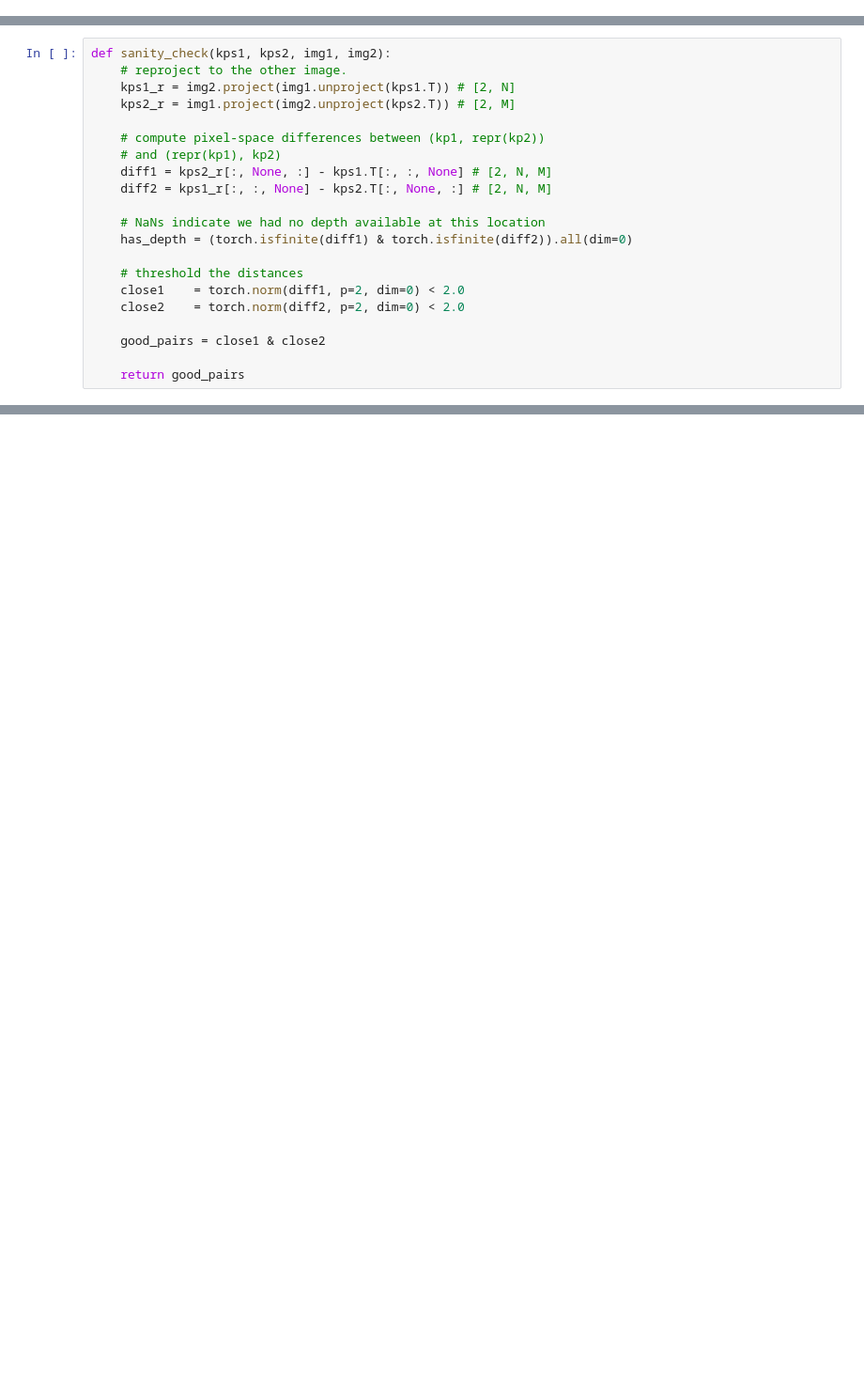
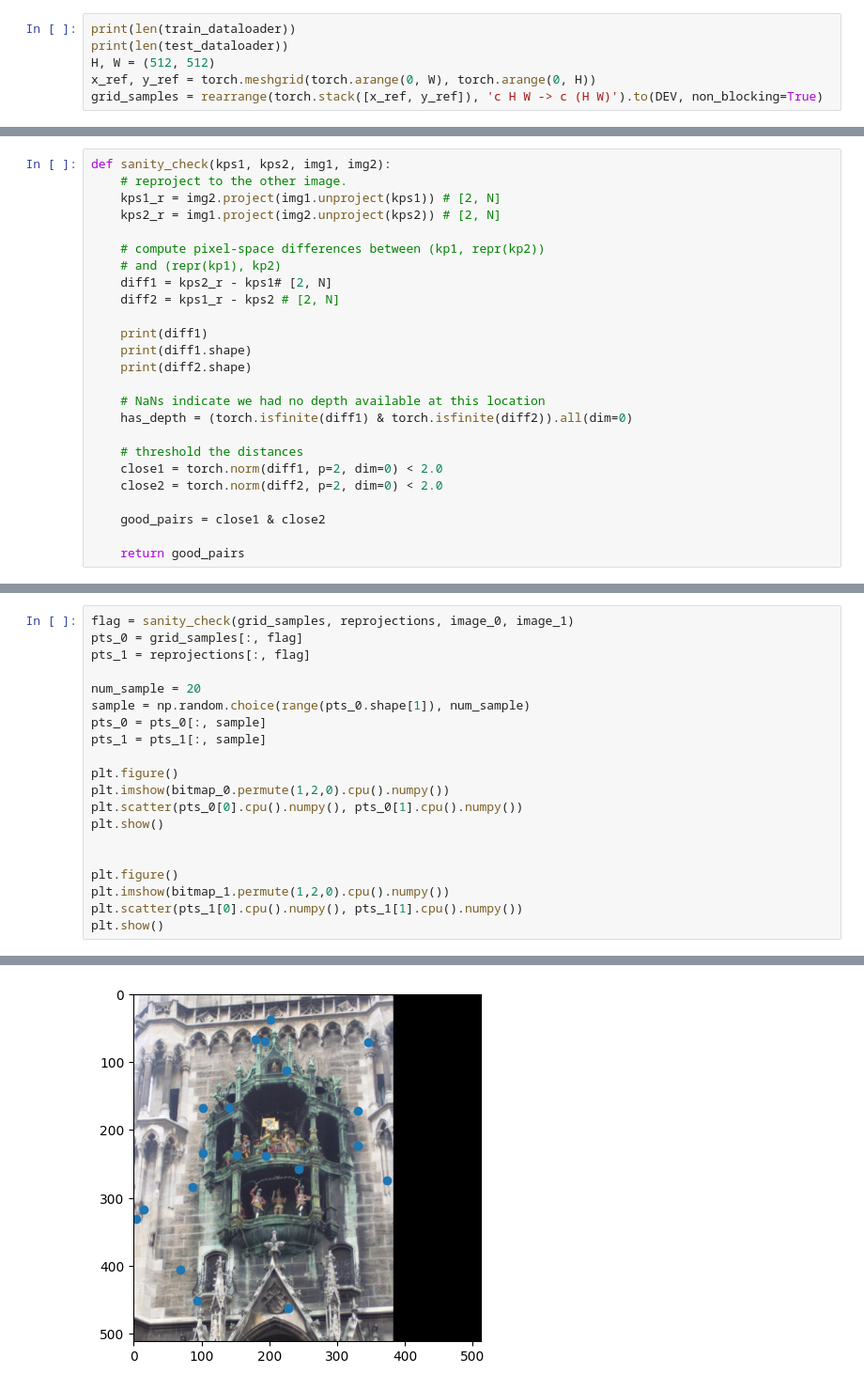
Before and after one commit to AoxiangFan/diffusion_hyperfeatures, a Jupyter notebook: test_DISK.ipynb, the cells around one changed output, grey strips where cells are left out. Shown at 94% size. Cells and saved outputs as stored; diff of their text form; blank space fills up the shorter version.

```diff
--- a/test_DISK.ipynb
+++ b/test_DISK.ipynb
@@ -9,0 +31,6 @@ import numpy as np
+# %%
+print(len(train_dataloader))
+print(len(test_dataloader))
+H, W = (512, 512)
+x_ref, y_ref = torch.meshgrid(torch.arange(0, W), torch.arange(0, H))
+grid_samples = rearrange(torch.stack([x_ref, y_ref]), 'c H W -> c (H W)').to(DEV, non_blocking=True)
@@ -10,20 +50,24 @@ import numpy as np
 # %%
 def sanity_check(kps1, kps2, img1, img2):
     # reproject to the other image.
-    kps1_r = img2.project(img1.unproject(kps1.T)) # [2, N]
-    kps2_r = img1.project(img2.unproject(kps2.T)) # [2, M]
+    kps1_r = img2.project(img1.unproject(kps1)) # [2, N]
+    kps2_r = img1.project(img2.unproject(kps2)) # [2, N]
 
     # compute pixel-space differences between (kp1, repr(kp2))
     # and (repr(kp1), kp2)
-    diff1 = kps2_r[:, None, :] - kps1.T[:, :, None] # [2, N, M]
-    diff2 = kps1_r[:, :, None] - kps2.T[:, None, :] # [2, N, M]
+    diff1 = kps2_r - kps1# [2, N]
+    diff2 = kps1_r - kps2 # [2, N]
+
+    print(diff1)
+    print(diff1.shape)
+    print(diff2.shape)
 
     # NaNs indicate we had no depth available at this location
     has_depth = (torch.isfinite(diff1) & torch.isfinite(diff2)).all(dim=0)
 
     # threshold the distances
-    close1    = torch.norm(diff1, p=2, dim=0) < 2.0
-    close2    = torch.norm(diff2, p=2, dim=0) < 2.0
+    close1 = torch.norm(diff1, p=2, dim=0) < 2.0
+    close2 = torch.norm(diff2, p=2, dim=0) < 2.0
 
     good_pairs = close1 & close2
 
@@ -90,0 +75,21 @@ tensor([[222.9035, 210.7973],
+# %%
+flag = sanity_check(grid_samples, reprojections, image_0, image_1)
+pts_0 = grid_samples[:, flag]
+pts_1 = reprojections[:, flag]
+
+num_sample = 20
+sample = np.random.choice(range(pts_0.shape[1]), num_sample)
+pts_0 = pts_0[:, sample]
+pts_1 = pts_1[:, sample]
+
+plt.figure()
+plt.imshow(bitmap_0.permute(1,2,0).cpu().numpy())
+plt.scatter(pts_0[0].cpu().numpy(), pts_0[1].cpu().numpy())
+plt.show()
+
+
+plt.figure()
+plt.imshow(bitmap_1.permute(1,2,0).cpu().numpy())
+plt.scatter(pts_1[0].cpu().numpy(), pts_1[1].cpu().numpy())
+plt.show()
+# %% [output]
@@ -90,0 +100 @@ tensor([[222.9035, 210.7973],
+[figure, added]
```
Also changed, not shown: parts of 9 cells of this notebook, 4 other files.
